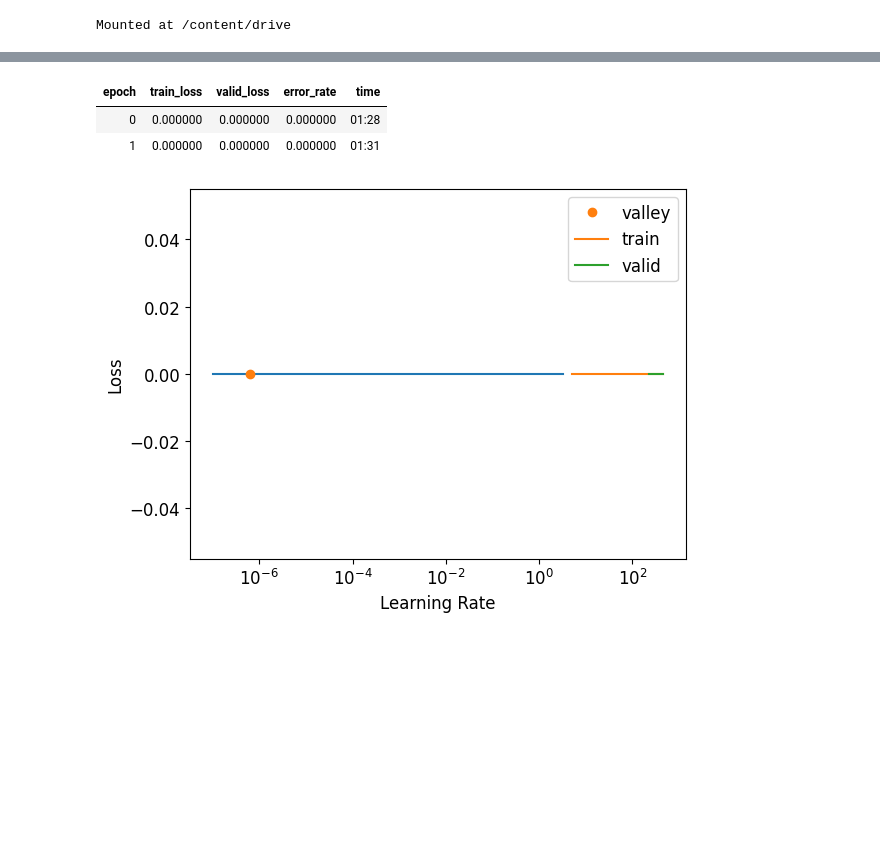
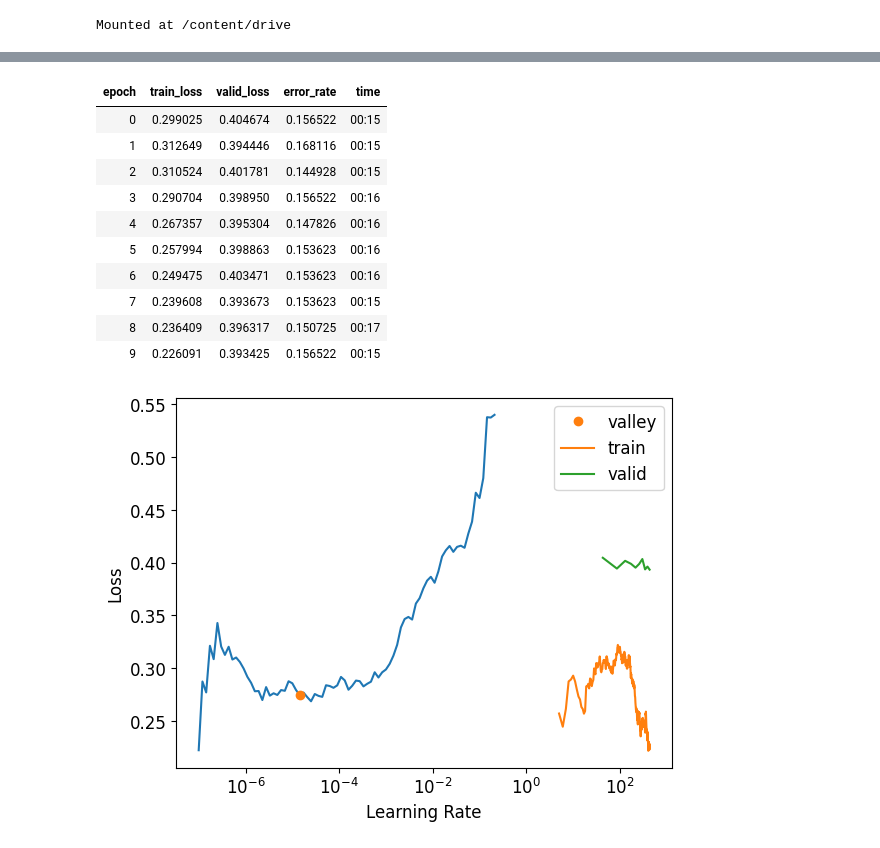
Before and after one commit to Stephaaniee/ProjectWork, a Jupyter notebook: Tst2.ipynb, the cells around one changed output, grey strips where cells are left out. Drawn from its saved outputs; the diff is of its cells as text; code cells hidden in the pictures; blank space fills up the shorter version.

```diff
--- a/Tst2.ipynb
+++ b/Tst2.ipynb
@@ -97,7 +115,7 @@ dataTest = DataBlock(
     batch_tfms = [*aug_transforms(size = 224, max_warp=0), Normalize.from_stats(*imagenet_stats)] #scaling the image to train faster
 )
 # %%
-dls = dataTest.dataloaders('/content/drive/MyDrive/train_folder', bs=64)
+dls = dataTest.dataloaders('/content/drive/MyDrive/output/test', bs=32)
 # %%
 dls.show_batch(max_n=10)
 # %% [output]
@@ -105,4 +123,4 @@ KeyError: "Label 'sick' was not included in the training dataset"
 # %%
 model = vision_learner(dls, resnet34, metrics = error_rate)
-model.fit_one_cycle(4)
+model.fit_one_cycle(10)
 # %% [output]
@@ -115,15 +149,23 @@ Downloading: "https://download.pytorch.org/models/resnet34-b627a593.pth" to /roo
 # %%
 model.unfreeze()
 model.lr_find()
-model.fit_one_cycle(2, lr_max = slice (2e-5,6e-5)) #modify to the learning rates range you find
+model.fit_one_cycle(10, lr_max = slice (2e-5,6e-5)) #modify to the learning rates range you find
 model.save("awesome")
 model.recorder.plot_loss()
 # %% [output]
 [interactive output not drawn]
 | epoch | train_loss | valid_loss | error_rate | time |
-| 0 | 0.000000 | 0.000000 | 0.000000 | 01:28 |
-| 1 | 0.000000 | 0.000000 | 0.000000 | 01:31 |
+| 0 | 0.299025 | 0.404674 | 0.156522 | 00:15 |
+| 1 | 0.312649 | 0.394446 | 0.168116 | 00:15 |
+| 2 | 0.310524 | 0.401781 | 0.144928 | 00:15 |
+| 3 | 0.290704 | 0.398950 | 0.156522 | 00:16 |
+| 4 | 0.267357 | 0.395304 | 0.147826 | 00:16 |
+| 5 | 0.257994 | 0.398863 | 0.153623 | 00:16 |
+| 6 | 0.249475 | 0.403471 | 0.153623 | 00:16 |
+| 7 | 0.239608 | 0.393673 | 0.153623 | 00:15 |
+| 8 | 0.236409 | 0.396317 | 0.150725 | 00:17 |
+| 9 | 0.226091 | 0.393425 | 0.156522 | 00:15 |
-[figure, old version]
+[figure, new version]
 # %%
 results = ClassificationInterpretation.from_learner(model)
 results.plot_confusion_matrix(figsize=(12,12), dpi=60)
```
Also changed, not shown: parts of 15 cells of this notebook.
